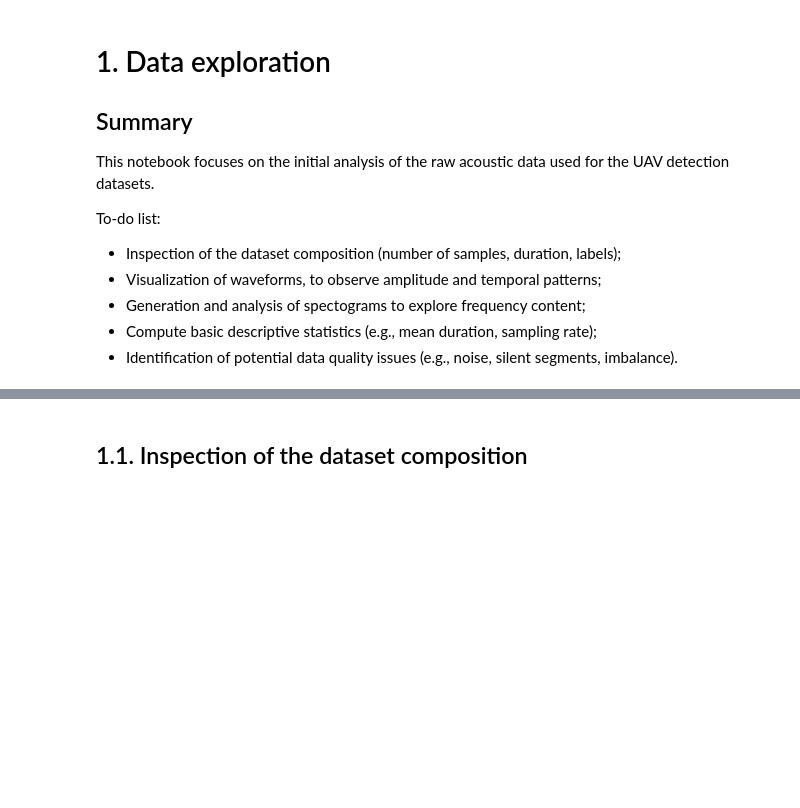
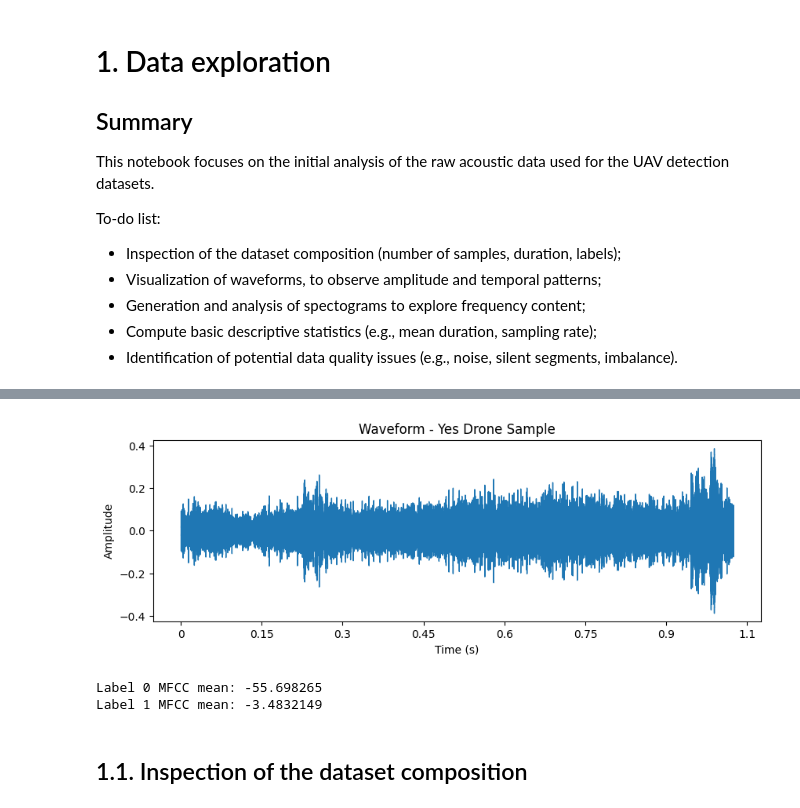
Before and after one commit to ricardofdr/acoustic-uav-detection, a Jupyter notebook: 01_data_exploration.ipynb, the cells around one changed output, grey strips where cells are left out. Cells and saved outputs as stored; diff of their text form; code cells hidden in the pictures; blank space fills up the shorter version.

```diff
--- a/01_data_exploration.ipynb
+++ b/01_data_exploration.ipynb
@@ -13,3 +98,20 @@ To-do list:
+# %%
+y_audio, sr = librosa.load(os.path.join(DATA_DIR, "yes_drone", os.listdir(os.path.join(DATA_DIR, "yes_drone"))[1]), sr=None)
+
+plt.figure(figsize=(10, 3))
+librosa.display.waveshow(y_audio, sr=sr)
+plt.title("Waveform - Yes Drone Sample")
+plt.xlabel("Time (s)")
+plt.ylabel("Amplitude")
+plt.show()
+# %% [output]
+[figure, added]
+# %%
+print("Label 0 MFCC mean:", np.mean(X[y.index(0)]))
+print("Label 1 MFCC mean:", np.mean(X[y.index(1)]))
+# %% [output]
+Label 0 MFCC mean: -55.698265
+Label 1 MFCC mean: -3.4832149
 # %% [markdown]
 ## 1.1. Inspection of the dataset composition
 # %% [markdown]
```
Also changed, not shown: parts of 7 cells of this notebook, 1 other file.
